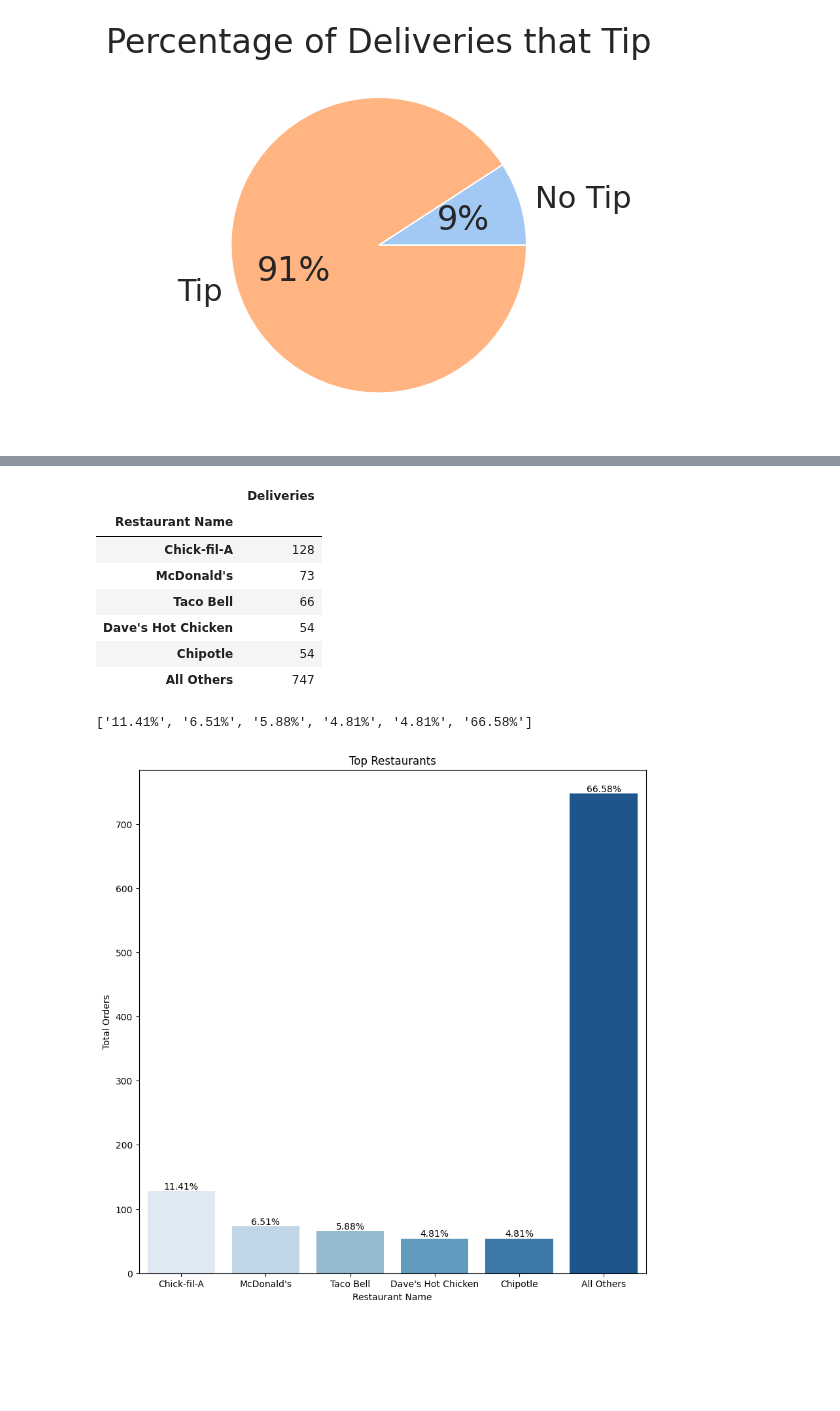
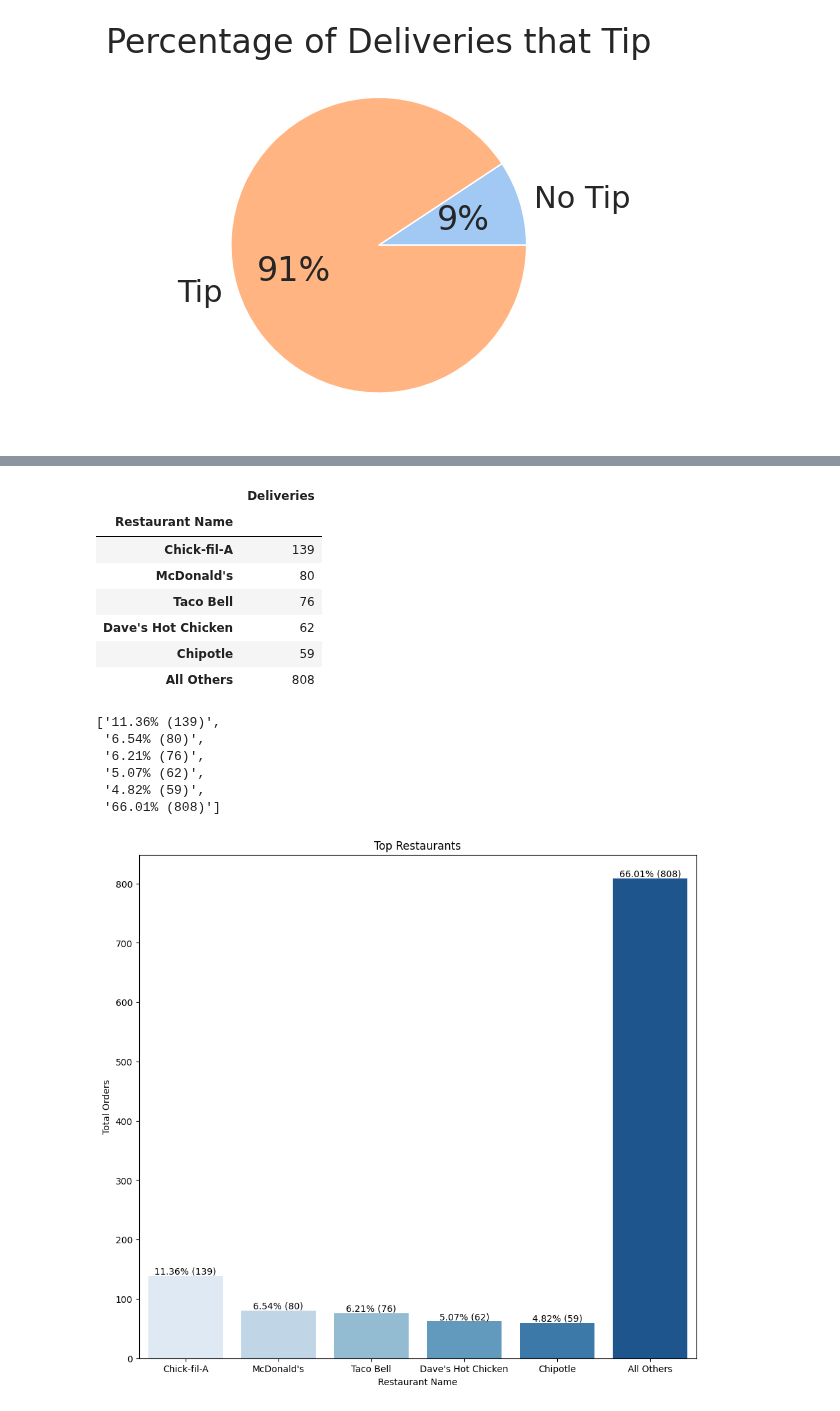
Before and after one commit to Crawford92/DeliveryData, a Jupyter notebook: stats.ipynb, the cells around one changed output, grey strips where cells are left out. Drawn from its saved outputs; the diff is of its cells as text; code cells hidden in the pictures; blank space fills up the shorter version.

```diff
--- a/stats.ipynb
+++ b/stats.ipynb
@@ -9,7 +9,7 @@ import numpy as np
 #Set to 1 to print diagnostic info
 debugFlag = 0
 #Set to 1 to pull info from RawNames sheet, join GPS, update, and export
-updateGPSFlag = 0
+updateGPSFlag = 1
 # %%
 # IMPORT DATA #
 
@@ -777,7 +776,7 @@ overallContribution = []
 for index, row in tempDF.iterrows():
     x = round(row["Sum Total"] / overallTotal, 4)*100
     x = '%.2f' % x
-    x = str(x) + '%'
+    x = str(x) + '% ($' + str(row["Sum Total"]) + ")"
     overallContribution.append(x)
 overallContribution
 # %% [output]
@@ -785,7 +789,7 @@ overallContribution
 # %%
 sns.reset_defaults()
 
-fig, ax = plt.subplots(figsize=(10, 10))
+fig, ax = plt.subplots(figsize=(12, 10))
 sns.barplot(x = tempDF.index,
             y = 'Sum Total',
             data = tempDF,
@@ -815,36 +819,41 @@ tempDF
 # %% [output]
 |  | Deliveries |
 | Restaurant Name |  |
-| Chick-fil-A | 128 |
-| McDonald's | 73 |
-| Taco Bell | 66 |
-| Dave's Hot Chicken | 54 |
-| Chipotle | 54 |
-| All Others | 747 |
+| Chick-fil-A | 139 |
+| McDonald's | 80 |
+| Taco Bell | 76 |
+| Dave's Hot Chicken | 62 |
+| Chipotle | 59 |
+| All Others | 808 |
 # %%
 overallContribution = []
 for index, row in tempDF.iterrows():
     x = round(row["Deliveries"] / overallTotal, 4)*100
     x = '%.2f' % x
-    x = str(x) + '%'
+    x = str(x) + '% (' + str(row["Deliveries"]) + ')'
     overallContribution.append(x)
 overallContribution
 # %% [output]
-['11.41%', '6.51%', '5.88%', '4.81%', '4.81%', '66.58%']
+['11.36% (139)',
+ '6.54% (80)',
+ '6.21% (76)',
+ '5.07% (62)',
+ '4.82% (59)',
+ '66.01% (808)']
 # %%
 sns.reset_defaults()
 
-fig, ax = plt.subplots(figsize=(10, 10))
+fig, ax = plt.subplots(figsize=(11, 10))
 sns.barplot(x = tempDF.index,
             y = 'Deliveries',
             data = tempDF,
             palette = "Blues").set(ylabel="Total Orders", title="Top Restaurants")
 for bars in ax.containers:
         ax.bar_label(bars, labels=overallContribution)
 plt.show()
 plt.close()
 # %% [output]
-[figure, old version]
+[figure, new version]
 # %%
 HourlyDelRateDF = sheets_result.groupby(["Date", "Day of Week", "Start Hour"]).agg({"Start Hour": 'size'})
 HourlyDelRateDF2 = HourlyDelRateDF.groupby(["Day of Week"]).agg({"Start Hour": "mean"})
```
Also changed, not shown: parts of 34 cells of this notebook.
